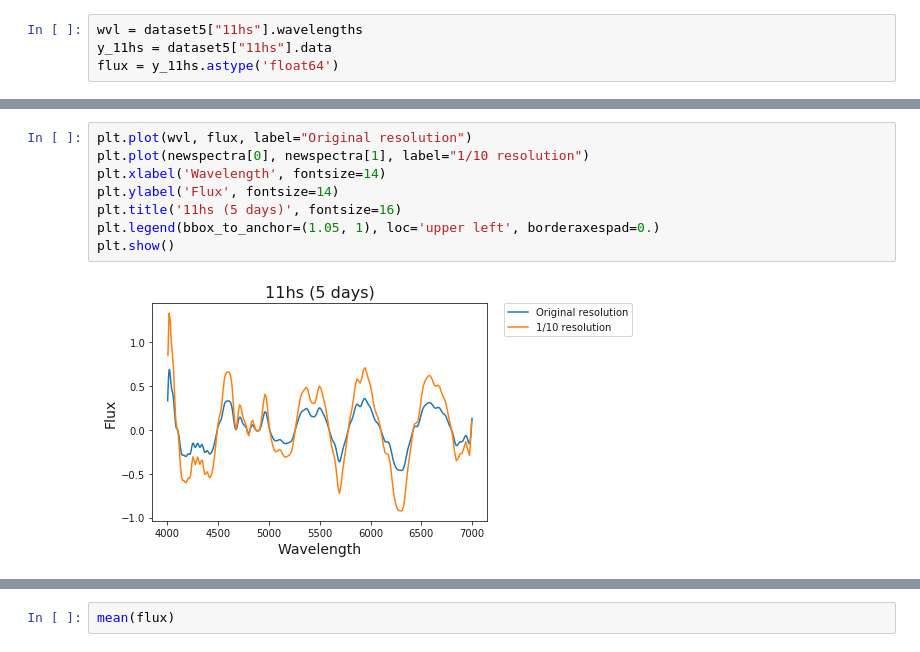
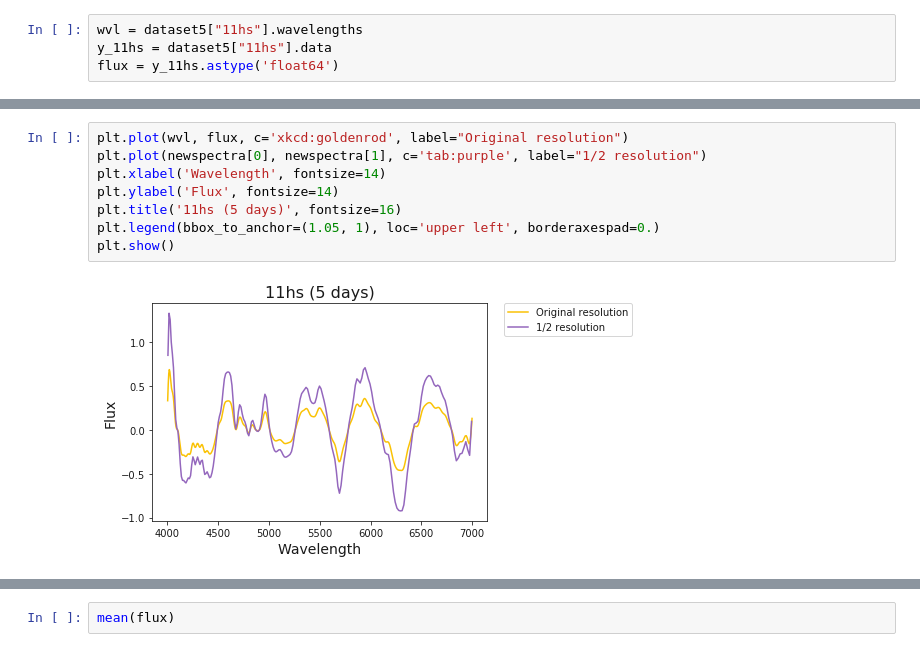
Before and after one commit to umerudel/SESNspectraPCA, a Jupyter notebook: code/binspectra_2.ipynb, the cells around one changed output, grey strips where cells are left out. Saved outputs shown, nothing was run; the diff lists cells and outputs as text.

```diff
--- a/code/binspectra_2.ipynb
+++ b/code/binspectra_2.ipynb
@@ -412,10 +425,10 @@ newspectra[0].shape, newspectra[1].shape
 # %%
-plt.plot(wvl, flux, label="Original resolution")
-plt.plot(newspectra[0], newspectra[1], label="1/10 resolution")
+plt.plot(wvl, flux, c='xkcd:goldenrod', label="Original resolution")
+plt.plot(newspectra[0], newspectra[1], c='tab:purple', label="1/2 resolution")
 plt.xlabel('Wavelength', fontsize=14)
 plt.ylabel('Flux', fontsize=14)
 plt.title('11hs (5 days)', fontsize=16)
 plt.legend(bbox_to_anchor=(1.05, 1), loc='upper left', borderaxespad=0.)
 plt.show()
 # %% [output]
-[figure, old version]
+[figure, new version]
```
Also changed, not shown: parts of 10 cells of this notebook.
